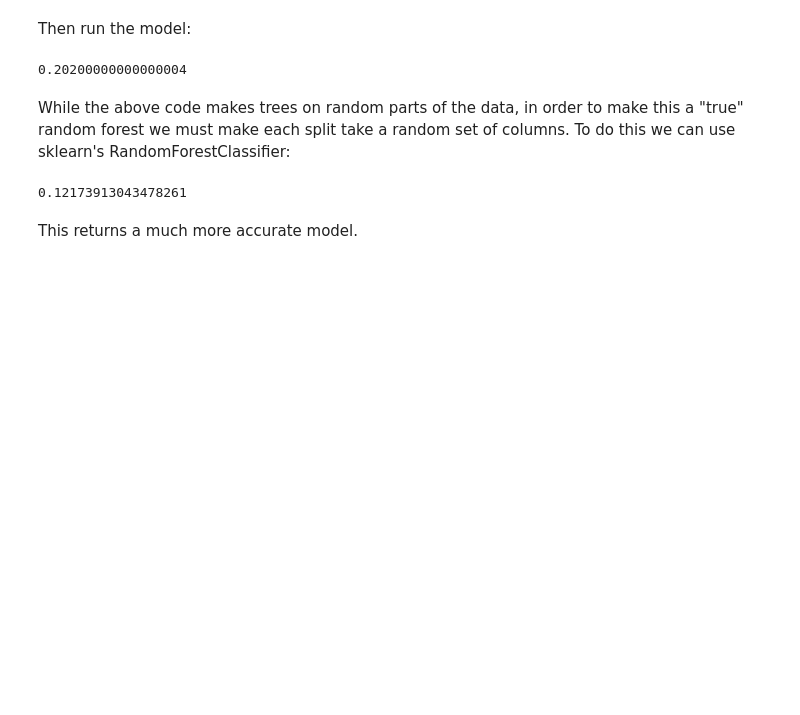
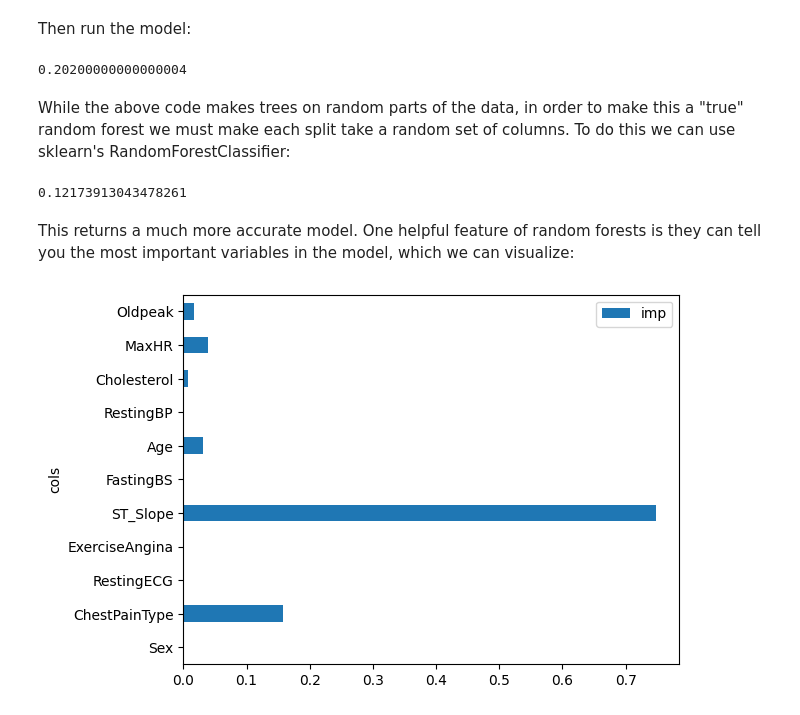
Before and after one commit to kalandjl/heart-disease-random-forest-model, a Jupyter notebook: heart-failure-prediction-random-forest.ipynb, the cells around one changed output. Cells and saved outputs as stored; diff of their text form; code cells hidden in the pictures; blank space fills up the shorter version.

Commit message:
Kaggle Notebook | Heart Failure Prediction Random Forest | Final variable analysis

```diff
--- a/heart-failure-prediction-random-forest.ipynb
+++ b/heart-failure-prediction-random-forest.ipynb
@@ -217,5 +217,9 @@ rf.fit(trn_xs, trn_y);
 mean_absolute_error(val_y, rf.predict(val_xs))
 # %% [output]
 0.12173913043478261
-# %% [markdown]
-This returns a much more accurate model.
+# %% [markdown]
+This returns a much more accurate model. One helpful feature of random forests is they can tell you the most important variables in the model, which we can visualize:
+# %%
+pd.DataFrame(dict(cols=trn_xs.columns, imp=m.feature_importances_)).plot('cols', 'imp', 'barh');
+# %% [output]
+[figure, added]
```
